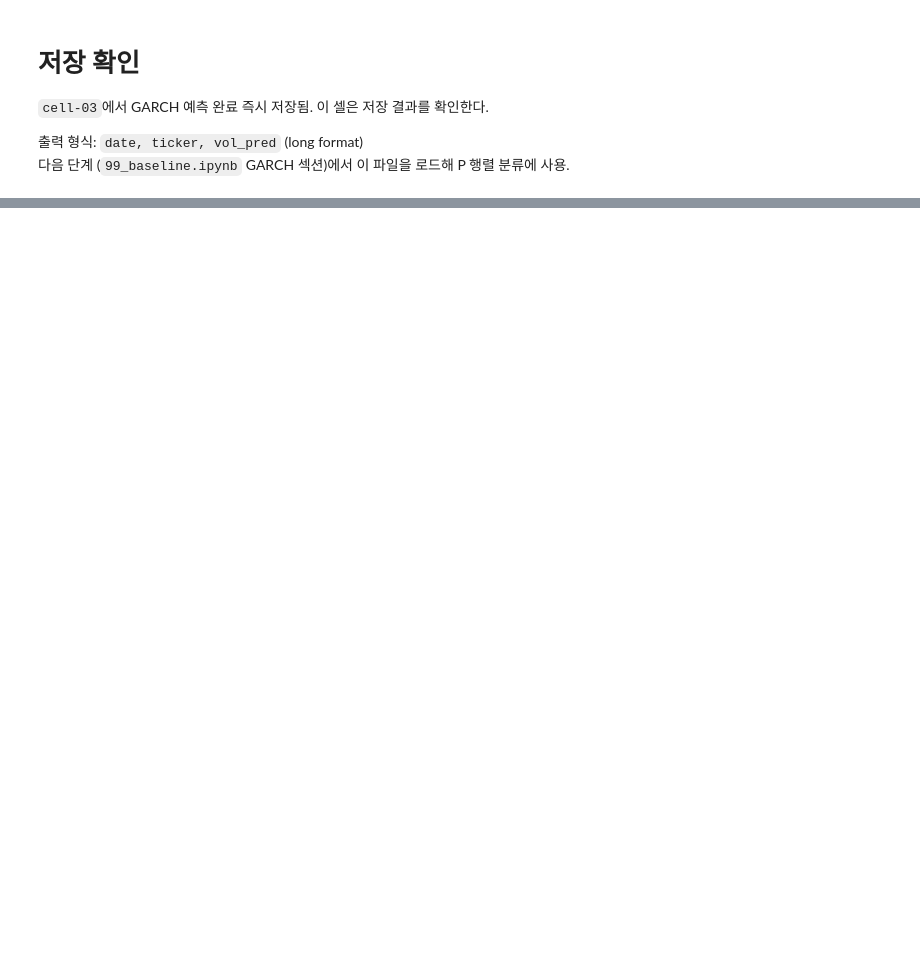
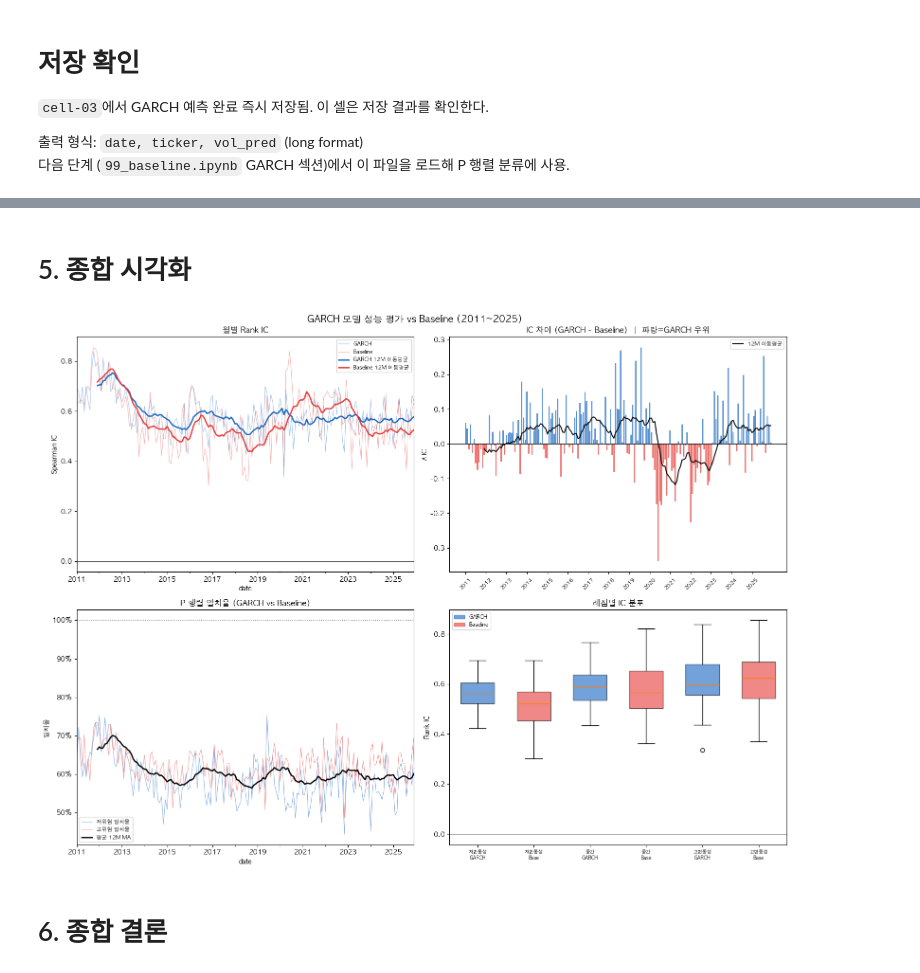
Before and after one commit to sybeom528/finance_project, a Jupyter notebook: 김윤서/low_risk/04_VolatilityPrediction.ipynb, the cells around one changed output, grey strips where cells are left out. Cells and saved outputs as stored; diff of their text form; code cells hidden in the pictures; blank space fills up the shorter version.

```diff
--- a/김윤서/low_risk/04_VolatilityPrediction.ipynb
+++ b/김윤서/low_risk/04_VolatilityPrediction.ipynb
@@ -421,0 +921,74 @@ vol_predicted.csv 확인
+# %% [markdown]
+# 5. 종합 시각화
+# %%
+fig, axes = plt.subplots(2, 2, figsize=(16, 12))
+fig.suptitle('GARCH 모델 성능 평가 vs Baseline (2011~2025)', fontsize=14, fontweight='bold')
+
+# ① Rank IC 시계열
+ax = axes[0, 0]
+ic_df['IC_GARCH'].plot(ax=ax, color='#1565C0', alpha=0.4, linewidth=0.8, label='GARCH')
+ic_df['IC_Base'].plot(ax=ax,  color='#E53935', alpha=0.4, linewidth=0.8, label='Baseline')
+ic_df['IC_GARCH'].rolling(12).mean().plot(ax=ax, color='#1565C0', linewidth=2.0, label='GARCH 12M 이동평균')
+ic_df['IC_Base'].rolling(12).mean().plot(ax=ax,  color='#E53935', linewidth=2.0, label='Baseline 12M 이동평균')
+ax.axhline(0, color='black', linewidth=0.5)
+ax.set_title('월별 Rank IC')
+ax.set_ylabel('Spearman IC')
+ax.legend(fontsize=8)
+
+# ② IC 차이 (GARCH - Baseline)
+ax = axes[0, 1]
+ic_diff = ic_df['IC_GARCH'] - ic_df['IC_Base']
+colors  = ['#1565C0' if v >= 0 else '#E53935' for v in ic_diff]
+ax.bar(range(len(ic_diff)), ic_diff.values, color=colors, alpha=0.7, width=0.8)
+ic_diff.rolling(12).mean().values  # 이동평균
+ax.plot(range(len(ic_diff)), ic_diff.rolling(12).mean().values,
+        color='black', linewidth=1.5, label='12M 이동평균')
+ax.axhline(0, color='black', linewidth=0.8)
+ax.set_title('IC 차이 (GARCH - Baseline)  |  파랑=GARCH 우위')
+ax.set_ylabel('ΔIC')
+ax.set_xticks(range(0, len(ic_diff), 12))
+ax.set_xticklabels([str(d.year) for d in ic_diff.index[::12]], rotation=45, fontsize=8)
+ax.legend(fontsize=8)
+
+# ③ P 행렬 일치율
+ax = axes[1, 0]
+ov_df['low_overlap'].plot(ax=ax,  color='#1565C0', alpha=0.5, linewidth=0.8, label='저위험 일치율')
+ov_df['high_overlap'].plot(ax=ax, color='#E53935', alpha=0.5, linewidth=0.8, label='고위험 일치율')
+ov_df['avg_overlap'].rolling(12).mean().plot(ax=ax, color='black', linewidth=2.0, label='평균 12M MA')
+ax.axhline(1.0, color='gray', linestyle=':', linewidth=1.0)
+ax.set_title('P 행렬 일치율 (GARCH vs Baseline)')
+ax.yaxis.set_major_formatter(mtick.PercentFormatter(1.0))
+ax.set_ylabel('일치율')
+ax.legend(fontsize=8)
+
+# ④ 레짐별 IC 비교 (박스플롯)
+ax = axes[1, 1]
+reg_data = []
+labels   = []
+colors_box = []
+for reg in ['저변동성', '중간', '고변동성']:
+    mask = regime == reg
+    reg_data.append(ic_df.loc[mask, 'IC_GARCH'].values)
+    reg_data.append(ic_df.loc[mask, 'IC_Base'].values)
+    labels += [f'{reg}\nGARCH', f'{reg}\nBase']
+    colors_box += ['#1565C0', '#E53935']
+
+bp = ax.boxplot(reg_data, patch_artist=True, widths=0.6)
+for patch, color in zip(bp['boxes'], colors_box):
+    patch.set_facecolor(color)
+    patch.set_alpha(0.6)
+ax.set_xticklabels(labels, fontsize=7)
+ax.axhline(0, color='black', linewidth=0.5)
+ax.set_title('레짐별 IC 분포')
+ax.set_ylabel('Rank IC')
+blue_patch = mpatches.Patch(color='#1565C0', alpha=0.6, label='GARCH')
+red_patch  = mpatches.Patch(color='#E53935', alpha=0.6, label='Baseline')
+ax.legend(handles=[blue_patch, red_patch], fontsize=8)
+
+plt.tight_layout()
+plt.savefig(OUT_DIR / 'garch_evaluation.png', dpi=150, bbox_inches='tight')
+plt.show()
+# %% [output]
+[figure, added]
+# %% [markdown]
+# 6. 종합 결론
```
Also changed, not shown: parts of 26 cells of this notebook, 22 other files.
